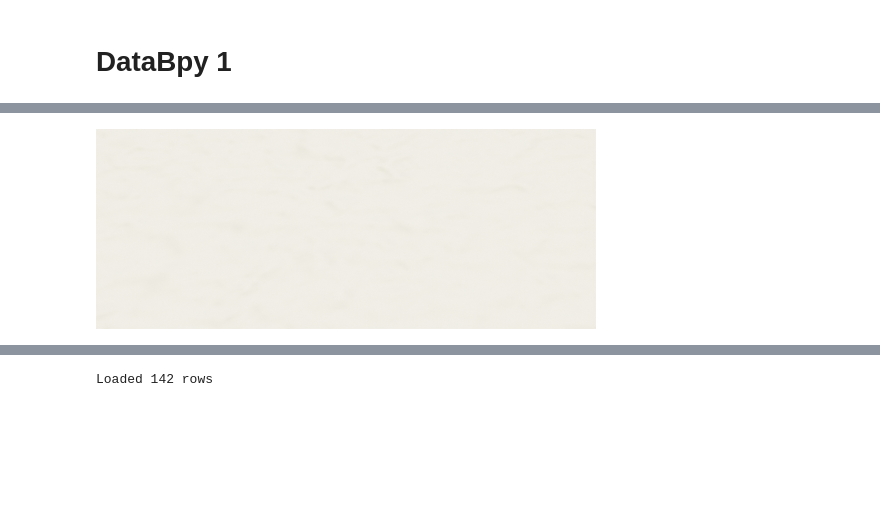
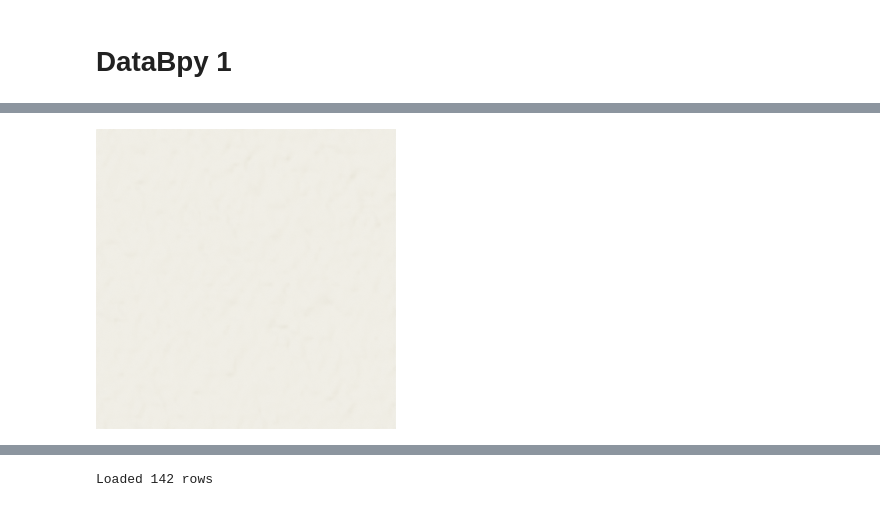
Before and after one commit to kolibril13/bpy-gallery, a Jupyter notebook: docs/databpy/geometry-nodes.ipynb, the cells around one changed output, grey strips where cells are left out. Cells and saved outputs as stored; diff of their text form; code cells hidden in the pictures; blank space fills up the shorter version.

```diff
--- a/docs/databpy/geometry-nodes.ipynb
+++ b/docs/databpy/geometry-nodes.ipynb
@@ -52,17 +52,18 @@ UV Sphere
 # %%
-fresh_scene()
+fresh_scene(paper_background=True)
 
 single_vertex = np.array([[6, 4, 0]])
 
 # Create a mesh object with the single vertex
 my_point_obj = db.create_object(single_vertex, name="SinglePoint")
 
 # Print the name of the created object
 #print(my_point_obj.name)
 
+camera_from_above()
 render_result()
 # %% [output]
-[figure, old version]
+[figure, new version]
 # %%
 modifier = my_point_obj.modifiers.new(name="GeometryNodes", type='NODES')
 modifier.node_group = node_group_place_spheres
```
Also changed, not shown: parts of 9 cells of this notebook, 5 other files.
